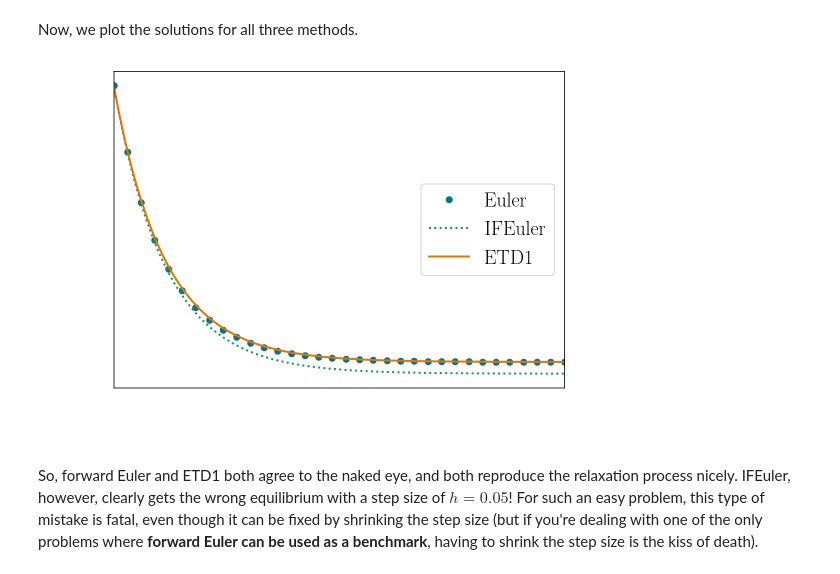
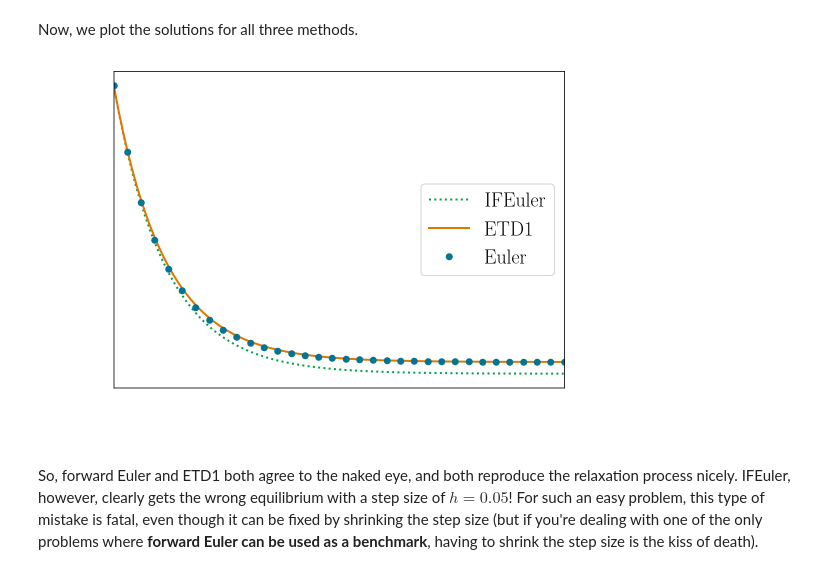
Before and after one commit to ageorgemorgan/teaching, a Jupyter notebook: expint_basic.ipynb, the cells around one changed output. Saved outputs shown, nothing was run; the diff lists cells and outputs as text; code cells hidden in the pictures.

```diff
--- a/expint_basic.ipynb
+++ b/expint_basic.ipynb
@@ -179,36 +176,36 @@ fig=plt.figure()
 ax = fig.add_subplot(111, frameon=True)
 
 tt=np.linspace(0,T,N)
 
-plt.plot(tt[::3], y_euler[::3]-y_eq, 'o',linewidth=2, color='xkcd:sea blue')
 plt.plot(tt, y_IF-y_eq, linewidth=2, color='xkcd:emerald', linestyle='dotted')
 plt.plot(tt, y_ETD1-y_eq, linewidth=2, color='xkcd:pumpkin', linestyle='solid')
+plt.plot(tt[::3], y_euler[::3]-y_eq, 'o',linewidth=2, color='xkcd:sea blue')
 
 plt.rcParams['axes.spines.right'] = False
 plt.rcParams['axes.spines.top'] = False
 
 plt.xlim([0,T])
 #plt.ylim([0.9*y0, 1.1*x0])
 
-plt.legend(['Euler','IFEuler', 'ETD1'], loc='center right', fontsize=20)
+plt.legend(['IFEuler', 'ETD1', 'Euler'], loc='center right', fontsize=20)
 
 plt.xlabel(r"$t$", fontsize=30, color = 'w')
 plt.ylabel(r"$y(t)-y_{*}$", fontsize=30, color = 'w')
 
 plt.tick_params(axis='x', which='both', top='off', color = 'w')
 plt.xticks(fontsize=16, rotation=0, color = 'w')
 plt.tick_params(axis='y', which='both', right='off', color = 'w')
 plt.yticks(fontsize=16, rotation=0, color = 'w')
 
 plt.tight_layout()
 
 fig.set_size_inches(8, 6)
 #plt.rcParams['figure.dpi'] = 600
 
 #"""
 plt.show()
 # %% [output]
-[figure, old version]
+[figure, new version]
 # %% [markdown]
 So, forward Euler and ETD1 both agree to the naked eye, and both reproduce the relaxation process nicely. IFEuler, however, clearly gets the wrong equilibrium with a step size of $h=0.05$! For such an easy problem, this type of mistake is fatal, even though it can be fixed by shrinking the step size (but if you're dealing with one of the only problems where **forward Euler can be used as a benchmark**, having to shrink the step size is the kiss of death).
 # %% [markdown]
```
Also changed, not shown: parts of 11 cells of this notebook.
